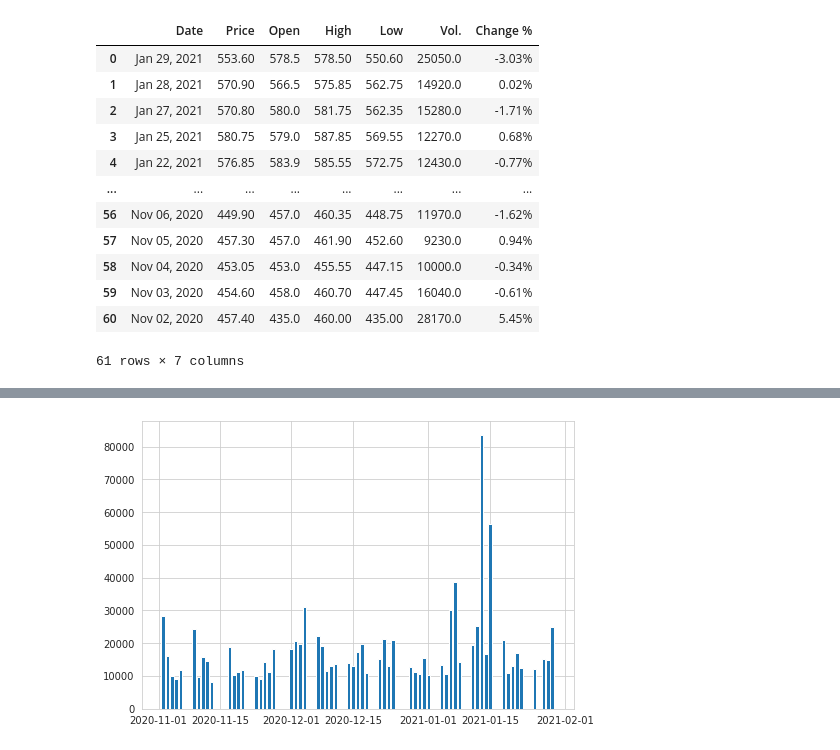
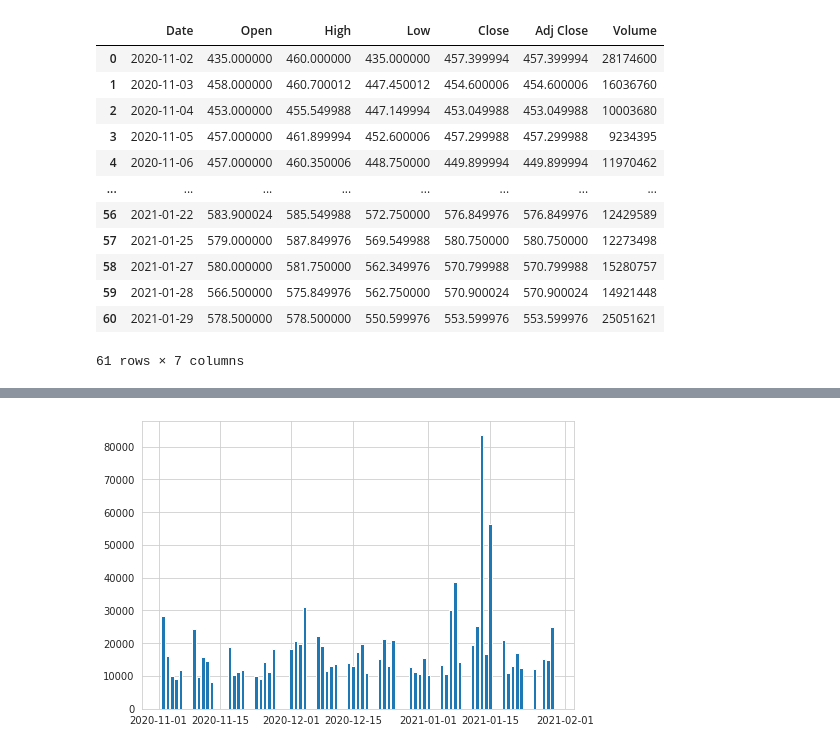
Before and after one commit to Aum020/Stock-Market-Analysis, a Jupyter notebook: Airtel.ipynb, the cells around one changed output, grey strips where cells are left out. Cells and saved outputs as stored; diff of their text form; code cells hidden in the pictures.

```diff
--- a/Airtel.ipynb
+++ b/Airtel.ipynb
@@ -8,5 +8,20 @@ sns.set_style('whitegrid')
 # %%
 from datetime import datetime
 from __future__ import division
-df = pd.read_csv('Project_Airtel.csv')
+df = pd.read_csv("https://raw.githubusercontent.com/Aum020/Stock-Market-Analysis/master/Datasets/BHARTIARTL.NS.csv?token=AOAVBUECK7YH6DZQSAW6263AO3IKY")
+df
+# %% [output]
+|  | Date | Open | High | Low | Close | Adj Close | Volume |
+| 0 | 2020-11-02 | 435.000000 | 460.000000 | 435.000000 | 457.399994 | 457.399994 | 28174600 |
+| 1 | 2020-11-03 | 458.000000 | 460.700012 | 447.450012 | 454.600006 | 454.600006 | 16036760 |
+| 2 | 2020-11-04 | 453.000000 | 455.549988 | 447.149994 | 453.049988 | 453.049988 | 10003680 |
+| 3 | 2020-11-05 | 457.000000 | 461.899994 | 452.600006 | 457.299988 | 457.299988 | 9234395 |
+| 4 | 2020-11-06 | 457.000000 | 460.350006 | 448.750000 | 449.899994 | 449.899994 | 11970462 |
+| ... | ... | ... | ... | ... | ... | ... | ... |
+| 56 | 2021-01-22 | 583.900024 | 585.549988 | 572.750000 | 576.849976 | 576.849976 | 12429589 |
+| 57 | 2021-01-25 | 579.000000 | 587.849976 | 569.549988 | 580.750000 | 580.750000 | 12273498 |
+| 58 | 2021-01-27 | 580.000000 | 581.750000 | 562.349976 | 570.799988 | 570.799988 | 15280757 |
+| 59 | 2021-01-28 | 566.500000 | 575.849976 | 562.750000 | 570.900024 | 570.900024 | 14921448 |
+| 60 | 2021-01-29 | 578.500000 | 578.500000 | 550.599976 | 553.599976 | 553.599976 | 25051621 |
+61 rows × 7 columns
 # %%
@@ -14,18 +29,2 @@ df['Vol.'] = df['Vol.']/1000
-# %%
-df
-# %% [output]
-|  | Date | Price | Open | High | Low | Vol. | Change % |
-| 0 | Jan 29, 2021 | 553.60 | 578.5 | 578.50 | 550.60 | 25050.0 | -3.03% |
-| 1 | Jan 28, 2021 | 570.90 | 566.5 | 575.85 | 562.75 | 14920.0 | 0.02% |
-| 2 | Jan 27, 2021 | 570.80 | 580.0 | 581.75 | 562.35 | 15280.0 | -1.71% |
-| 3 | Jan 25, 2021 | 580.75 | 579.0 | 587.85 | 569.55 | 12270.0 | 0.68% |
-| 4 | Jan 22, 2021 | 576.85 | 583.9 | 585.55 | 572.75 | 12430.0 | -0.77% |
-| ... | ... | ... | ... | ... | ... | ... | ... |
-| 56 | Nov 06, 2020 | 449.90 | 457.0 | 460.35 | 448.75 | 11970.0 | -1.62% |
-| 57 | Nov 05, 2020 | 457.30 | 457.0 | 461.90 | 452.60 | 9230.0 | 0.94% |
-| 58 | Nov 04, 2020 | 453.05 | 453.0 | 455.55 | 447.15 | 10000.0 | -0.34% |
-| 59 | Nov 03, 2020 | 454.60 | 458.0 | 460.70 | 447.45 | 16040.0 | -0.61% |
-| 60 | Nov 02, 2020 | 457.40 | 435.0 | 460.00 | 435.00 | 28170.0 | 5.45% |
-61 rows × 7 columns
 # %%
 df['Date'] = pd.to_datetime(df.Date)
```
Also changed, not shown: parts of 23 cells of this notebook.
